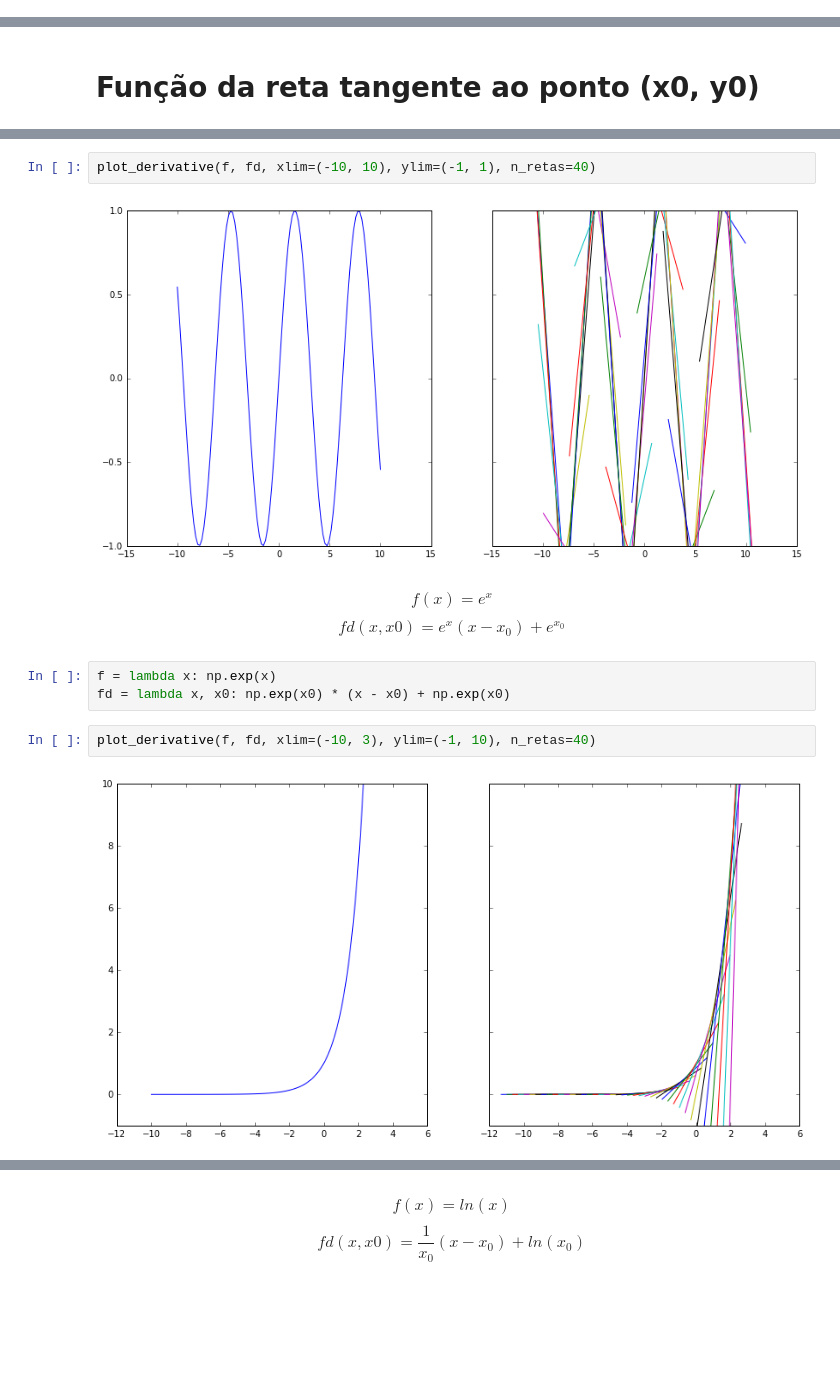
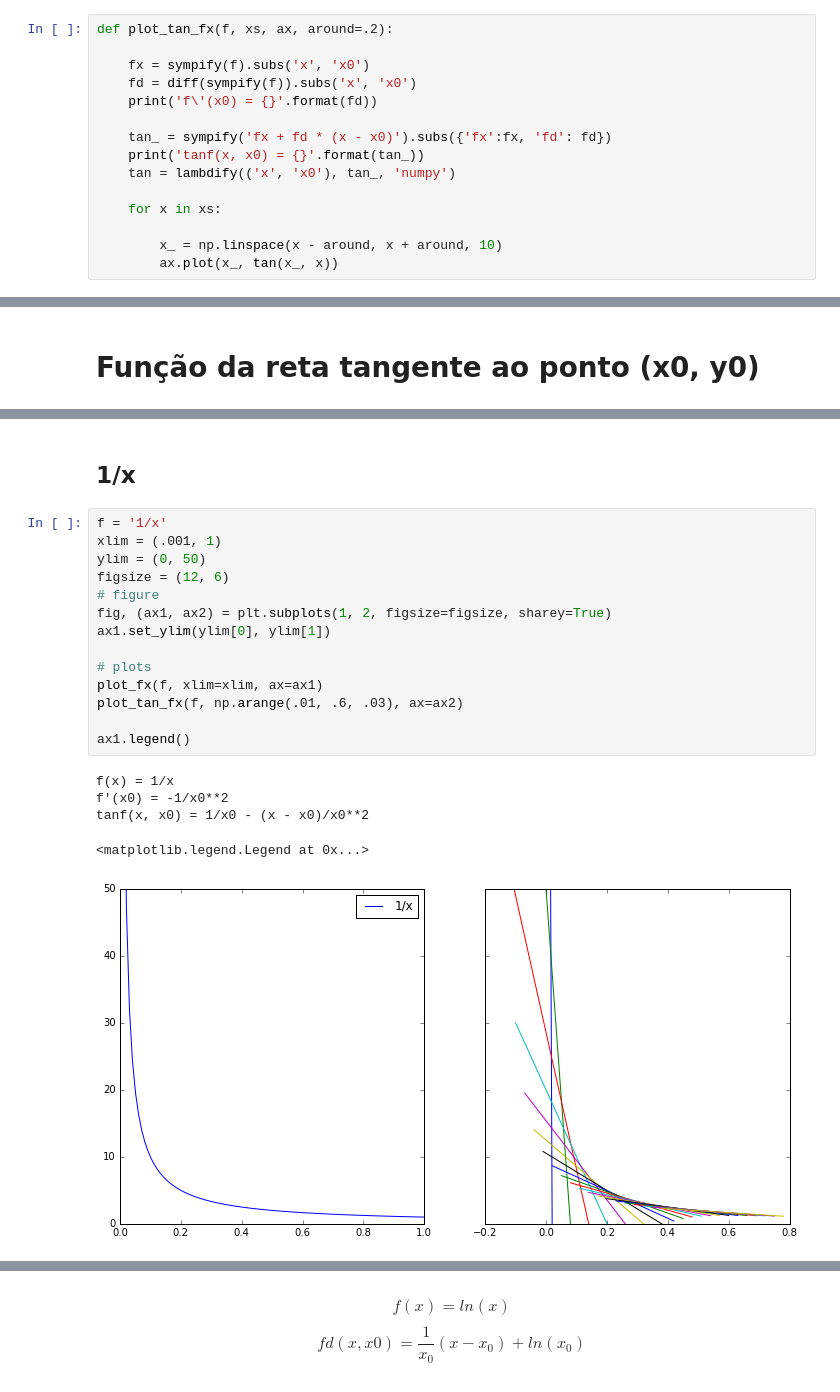
Before and after one commit to abevieiramota/learning-calculus, a Jupyter notebook: notebook/Rate of Change.ipynb, the cells around one changed output, grey strips where cells are left out. Saved outputs shown, nothing was run; the diff lists cells and outputs as text; blank space fills up the shorter version.

```diff
--- a/notebook/Rate of Change.ipynb
+++ b/notebook/Rate of Change.ipynb
@@ -8,3 +19,18 @@ from matplotlib import animation
+# %%
+def plot_tan_fx(f, xs, ax, around=.2):
+
+    fx = sympify(f).subs('x', 'x0')
+    fd = diff(sympify(f)).subs('x', 'x0')
+    print('f\'(x0) = {}'.format(fd))
+
+    tan_ = sympify('fx + fd * (x - x0)').subs({'fx':fx, 'fd': fd})
+    print('tanf(x, x0) = {}'.format(tan_))
+    tan = lambdify(('x', 'x0'), tan_, 'numpy')
+
+    for x in xs:
+
+        x_ = np.linspace(x - around, x + around, 10)
+        ax.plot(x_, tan(x_, x))
 # %% [markdown]
 # Função
 # %% [markdown]
@@ -160,14 +52,22 @@ fd = lambda x, x0: np.sin(x0) + np.cos(x0) * (x - x0)
-# %%
-plot_derivative(f, fd, xlim=(-10, 10), ylim=(-1, 1), n_retas=40)
-# %% [output]
-[figure, removed]
-# %% [markdown]
-$$f(x) = e^x$$
-$$fd(x, x0) = e^x(x - x_0) + e^{x_0}$$
-# %%
-f = lambda x: np.exp(x)
-fd = lambda x, x0: np.exp(x0) * (x - x0) + np.exp(x0)
-# %%
-plot_derivative(f, fd, xlim=(-10, 3), ylim=(-1, 10), n_retas=40)
-# %% [output]
-[figure, removed]
+# %% [markdown]
+## 1/x
+# %%
+f = '1/x'
+xlim = (.001, 1)
+ylim = (0, 50)
+figsize = (12, 6)
+# figure
+fig, (ax1, ax2) = plt.subplots(1, 2, figsize=figsize, sharey=True)
+ax1.set_ylim(ylim[0], ylim[1])
+
+# plots
+plot_fx(f, xlim=xlim, ax=ax1)
+plot_tan_fx(f, np.arange(.01, .6, .03), ax=ax2)
+
+ax1.legend()
+# %% [output]
+f(x) = 1/x
+f'(x0) = -1/x0**2
+tanf(x, x0) = 1/x0 - (x - x0)/x0**2
+<matplotlib.legend.Legend at 0x...>
+[figure, added]
```
Also changed, not shown: parts of 60 cells of this notebook, 1 other file.
